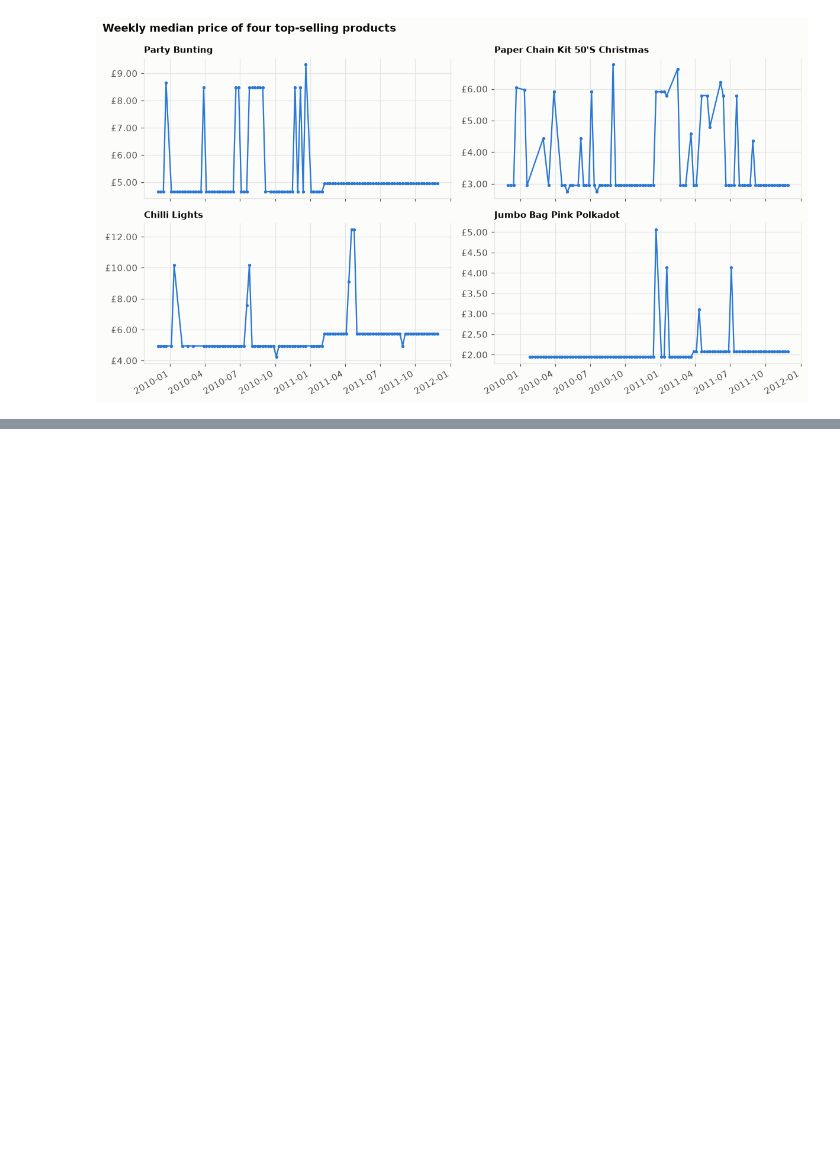
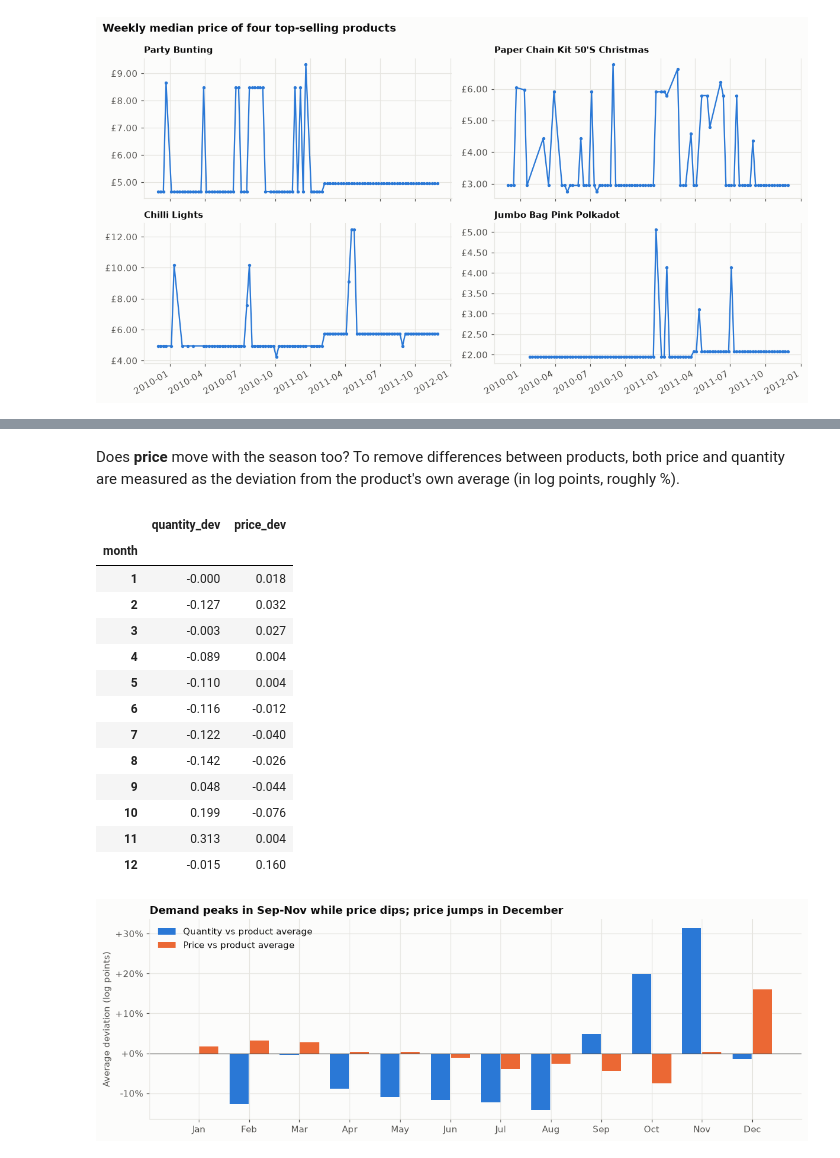
Before and after one commit to AmanDadsena/econocausal, a Jupyter notebook: notebooks/01_eda.ipynb, the cells around one changed output, grey strips where cells are left out. Saved outputs shown, nothing was run; the diff lists cells and outputs as text; code cells hidden in the pictures; blank space fills up the shorter version.

```diff
--- a/notebooks/01_eda.ipynb
+++ b/notebooks/01_eda.ipynb
@@ -167,0 +191,39 @@ findfont: Failed to find font weight semibold for DejaVu Sans, now using 700.
+# %% [markdown]
+Does **price** move with the season too? To remove differences between products, both price and
+quantity are measured as the deviation from the product's own average (in log points, roughly %).
+# %%
+dev = panel.assign(
+    price_dev=panel["log_price"] - by_product["log_price"].transform("mean"),
+    quantity_dev=panel["log_quantity"] - by_product["log_quantity"].transform("mean"),
+)
+monthly = dev.groupby("month")[["quantity_dev", "price_dev"]].mean()
+
+fig, ax = plt.subplots(figsize=(11, 3.8))
+x = np.arange(12)
+ax.bar(x - 0.2, monthly["quantity_dev"], width=0.38, color=BLUE, label="Quantity vs product average")
+ax.bar(x + 0.2, monthly["price_dev"], width=0.38, color=ORANGE, label="Price vs product average")
+ax.axhline(0, color=TEXT_MUTED, linewidth=0.8)
+ax.set_xticks(x, ["Jan", "Feb", "Mar", "Apr", "May", "Jun", "Jul", "Aug", "Sep", "Oct", "Nov", "Dec"])
+ax.yaxis.set_major_formatter(mticker.FuncFormatter(lambda v, _: f"{v:+.0%}"))
+ax.set_ylabel("Average deviation (log points)")
+ax.set_title("Demand peaks in Sep-Nov while price dips; price jumps in December")
+ax.legend(loc="upper left")
+fig.tight_layout()
+save_figure(fig, "05_monthly_quantity_vs_price")
+monthly
+# %% [output]
+|  | quantity_dev | price_dev |
+| month |  |  |
+| 1 | -0.000 | 0.018 |
+| 2 | -0.127 | 0.032 |
+| 3 | -0.003 | 0.027 |
+| 4 | -0.089 | 0.004 |
+| 5 | -0.110 | 0.004 |
+| 6 | -0.116 | -0.012 |
+| 7 | -0.122 | -0.040 |
+| 8 | -0.142 | -0.026 |
+| 9 | 0.048 | -0.044 |
+| 10 | 0.199 | -0.076 |
+| 11 | 0.313 | 0.004 |
+| 12 | -0.015 | 0.160 |
+[figure, added]
```
Also changed, not shown: parts of 11 cells of this notebook, 4 other files.
